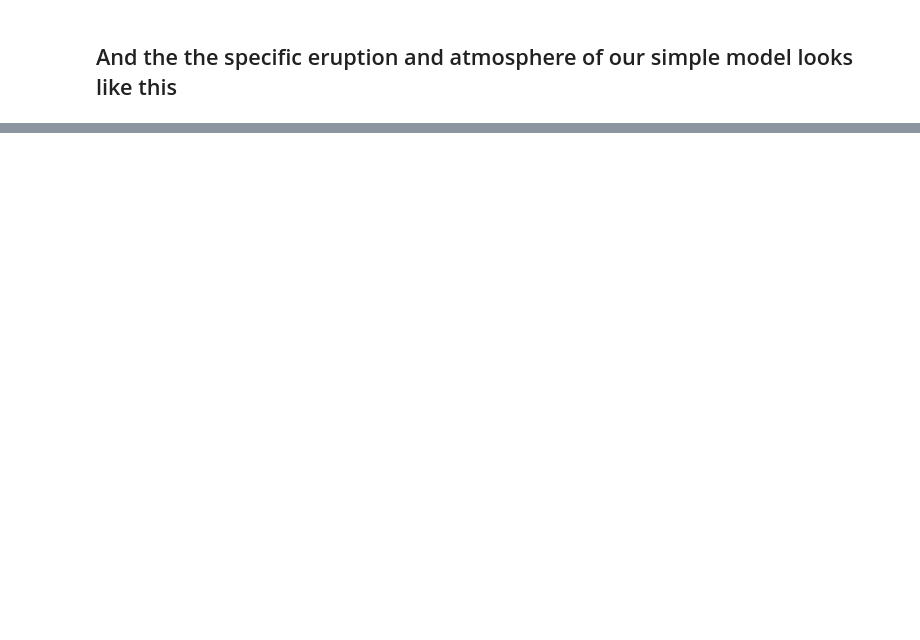
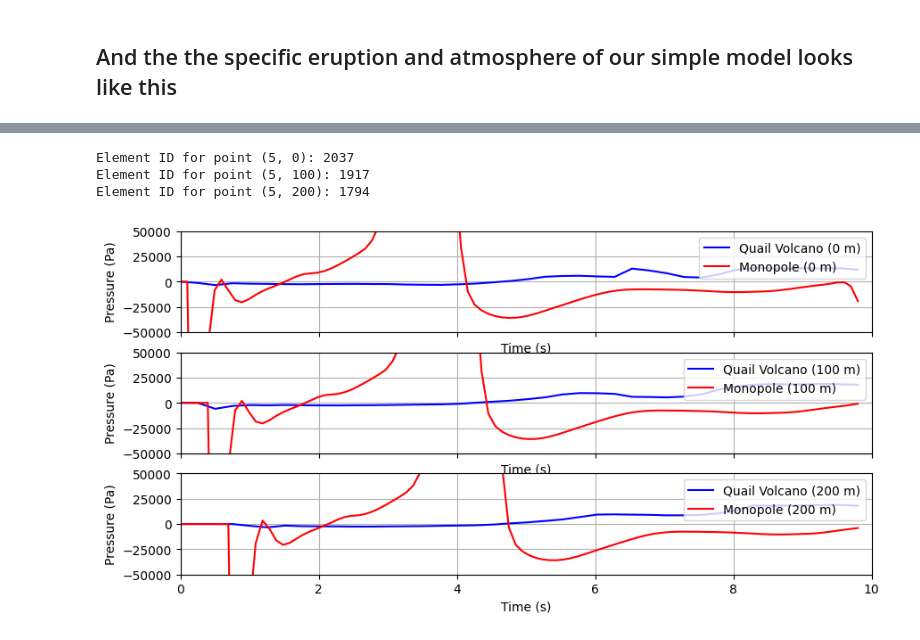
Before and after one commit to paxtonsc/volcano-sims, a Jupyter notebook: notebooks/2025.06.02.experiments.ipynb, the cells around one changed output, grey strips where cells are left out. Cells and saved outputs as stored; diff of their text form; code cells hidden in the pictures; blank space fills up the shorter version.

```diff
--- a/notebooks/2025.06.02.experiments.ipynb
+++ b/notebooks/2025.06.02.experiments.ipynb
@@ -199,0 +363,44 @@ plt.close(fig)  # Clean up
+# %%
+import matplotlib.tri as tri
+from helper_code.infrasound import *
+solver_2D = solver2D_atm1(0)
+
+triangulation = tri.Triangulation(solver_2D.mesh.node_coords[...,0],
+                  solver_2D.mesh.node_coords[...,1],
+                  triangles=solver_2D.mesh.elem_to_node_IDs)
+trifinder = triangulation.get_trifinder()
+
+p_0_quail = infrasound.get_p_series(5, 0, solver2D_atm1, trifinder, iterations=80, p0=1e5)
+p_100_quail = infrasound.get_p_series(5, 100, solver2D_atm1, trifinder, iterations=80, p0=1e5)
+p_200_quail = infrasound.get_p_series(5, 200, solver2D_atm1, trifinder, iterations=80, p0=1e5)
+# %% [output]
+Element ID for point (5, 0): 2037
+Element ID for point (5, 100): 1917
+Element ID for point (5, 200): 1794
+# %%
+p_0_monopole = pressure_array[:, np.argmin(np.abs(Y - 5)), np.argmin(np.abs(X-5))]
+p_100_monopole = pressure_array[:, np.argmin(np.abs(Y - 100)), np.argmin(np.abs(X-5))]
+p_200_monopole = pressure_array[:, np.argmin(np.abs(Y - 200)), np.argmin(np.abs(X-5))]
+# %%
+fig, axes = plt.subplots(nrows=3, ncols=1, figsize=(10, 5), sharex=True)
+
+
+t_quail = np.linspace(0, 9.8, len(p_0_quail))
+t_monopole = np.linspace(0, 9.8, len(p_0_monopole))
+
+axes[0].plot(t_quail, p_0_quail, label='Quail Volcano (0 m)', color='blue')
+axes[0].plot(t_monopole, p_0_monopole, label='Monopole (0 m)', color='red')
+axes[1].plot(t_quail, p_100_quail, label='Quail Volcano (100 m)', color='blue')
+axes[1].plot(t_monopole, p_100_monopole, label='Monopole (100 m)', color='red')
+axes[2].plot(t_quail, p_200_quail, label='Quail Volcano (200 m)', color='blue')
+axes[2].plot(t_monopole, p_200_monopole, label='Monopole (200 m)', color='red')
+
+for i, ax in enumerate(axes):
+    ax.legend(loc='upper right')
+    ax.grid(True)
+    ax.set_ylim(-5e4, 5e4)
+    ax.set_xlim(0, 10)
+    ax.set_ylabel('Pressure (Pa)')
+    ax.set_xlabel('Time (s)')
+# %% [output]
+[figure, added]
```
Also changed, not shown: parts of 15 cells of this notebook, 10 other files.
